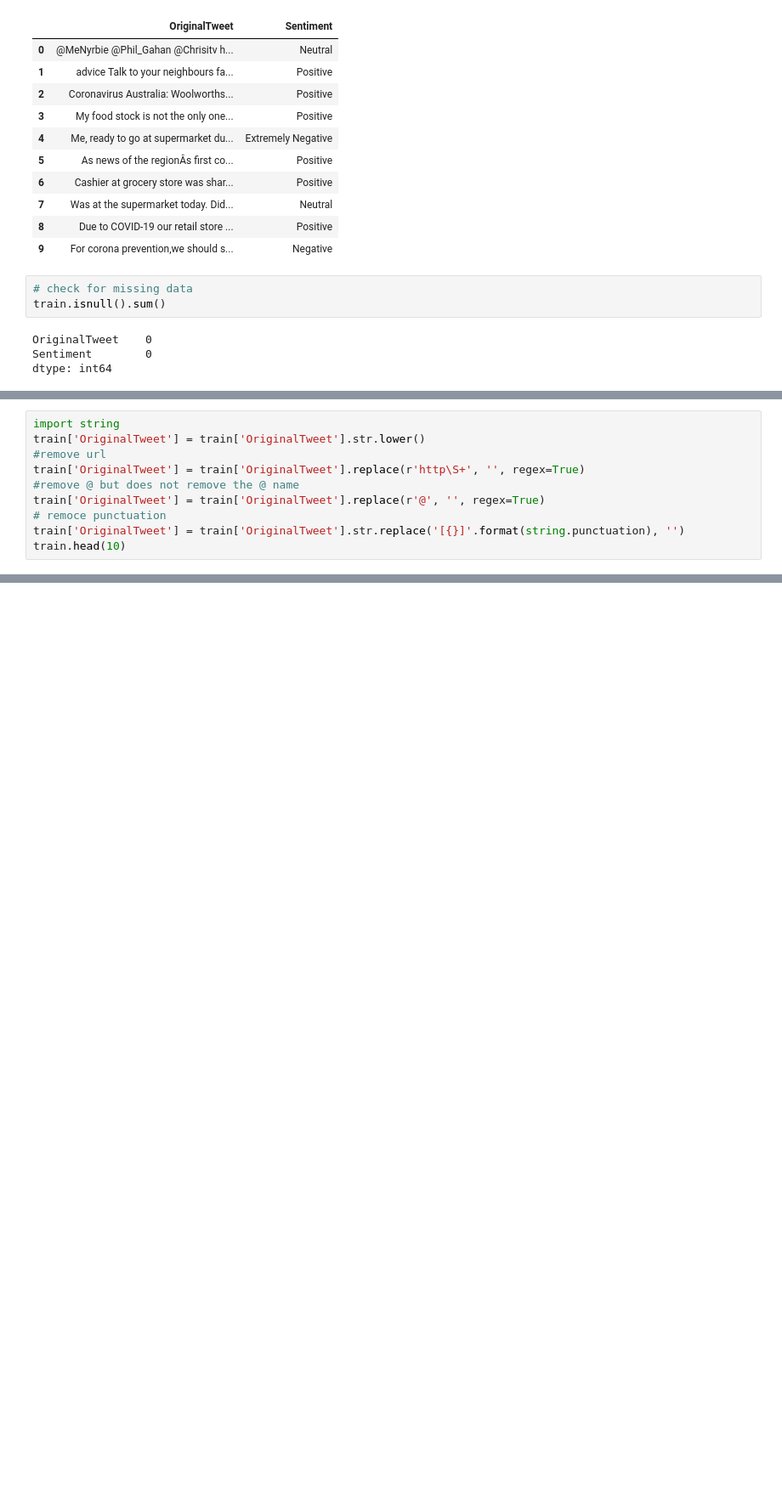
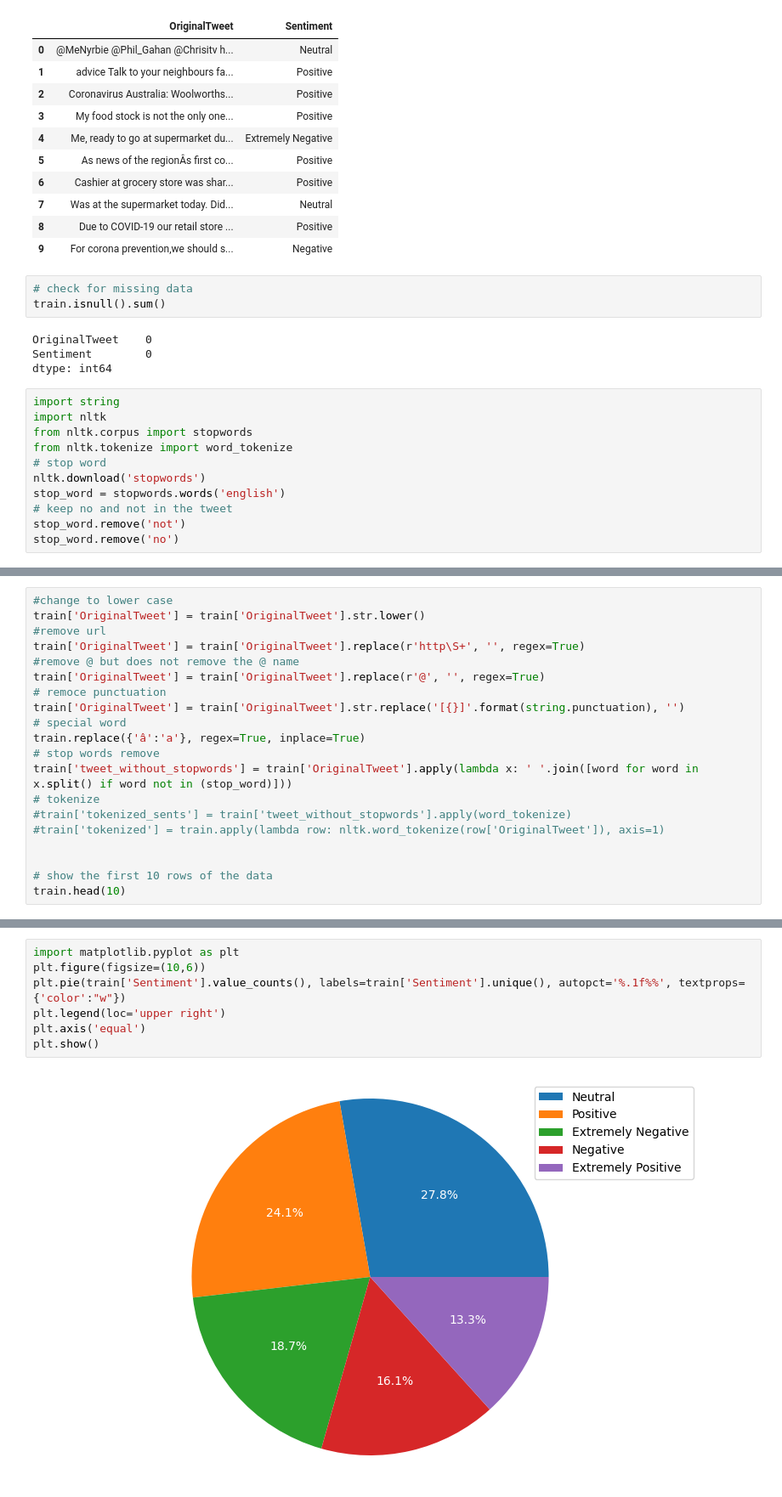
Before and after one commit to Stevenn2333/COVID-Twitter, a Jupyter notebook: Project.ipynb, the cells around one changed output, grey strips where cells are left out. Shown at 85% size. Drawn from its saved outputs; the diff is of its cells as text; blank space fills up the shorter version.

```diff
--- a/Project.ipynb
+++ b/Project.ipynb
@@ -48,3 +48,14 @@ train.isnull().sum()
 OriginalTweet    0
 Sentiment        0
 dtype: int64
+# %%
+import string
+import nltk
+from nltk.corpus import stopwords
+from nltk.tokenize import word_tokenize
+# stop word
+nltk.download('stopwords')
+stop_word = stopwords.words('english')
+# keep no and not in the tweet
+stop_word.remove('not')
+stop_word.remove('no')
@@ -51,5 +68,5 @@ dtype: int64
 # %%
-import string
+#change to lower case
 train['OriginalTweet'] = train['OriginalTweet'].str.lower()
 #remove url
 train['OriginalTweet'] = train['OriginalTweet'].replace(r'http\S+', '', regex=True)
@@ -57,5 +74,15 @@ train['OriginalTweet'] = train['OriginalTweet'].replace(r'http\S+', '', regex=Tr
 train['OriginalTweet'] = train['OriginalTweet'].replace(r'@', '', regex=True)
 # remoce punctuation
 train['OriginalTweet'] = train['OriginalTweet'].str.replace('[{}]'.format(string.punctuation), '')
+# special word
+train.replace({'â':'a'}, regex=True, inplace=True)
+# stop words remove
+train['tweet_without_stopwords'] = train['OriginalTweet'].apply(lambda x: ' '.join([word for word in x.split() if word not in (stop_word)]))
+# tokenize
+#train['tokenized_sents'] = train['tweet_without_stopwords'].apply(word_tokenize)
+#train['tokenized'] = train.apply(lambda row: nltk.word_tokenize(row['OriginalTweet']), axis=1)
+
+
+# show the first 10 rows of the data
 train.head(10)
 # %% [output]
@@ -72,0 +105,9 @@ train.head(10)
+# %%
+import matplotlib.pyplot as plt
+plt.figure(figsize=(10,6))
+plt.pie(train['Sentiment'].value_counts(), labels=train['Sentiment'].unique(), autopct='%.1f%%', textprops={'color':"w"})
+plt.legend(loc='upper right')
+plt.axis('equal')
+plt.show()
+# %% [output]
+[figure, added]
```
Also changed, not shown: parts of 5 cells of this notebook.
